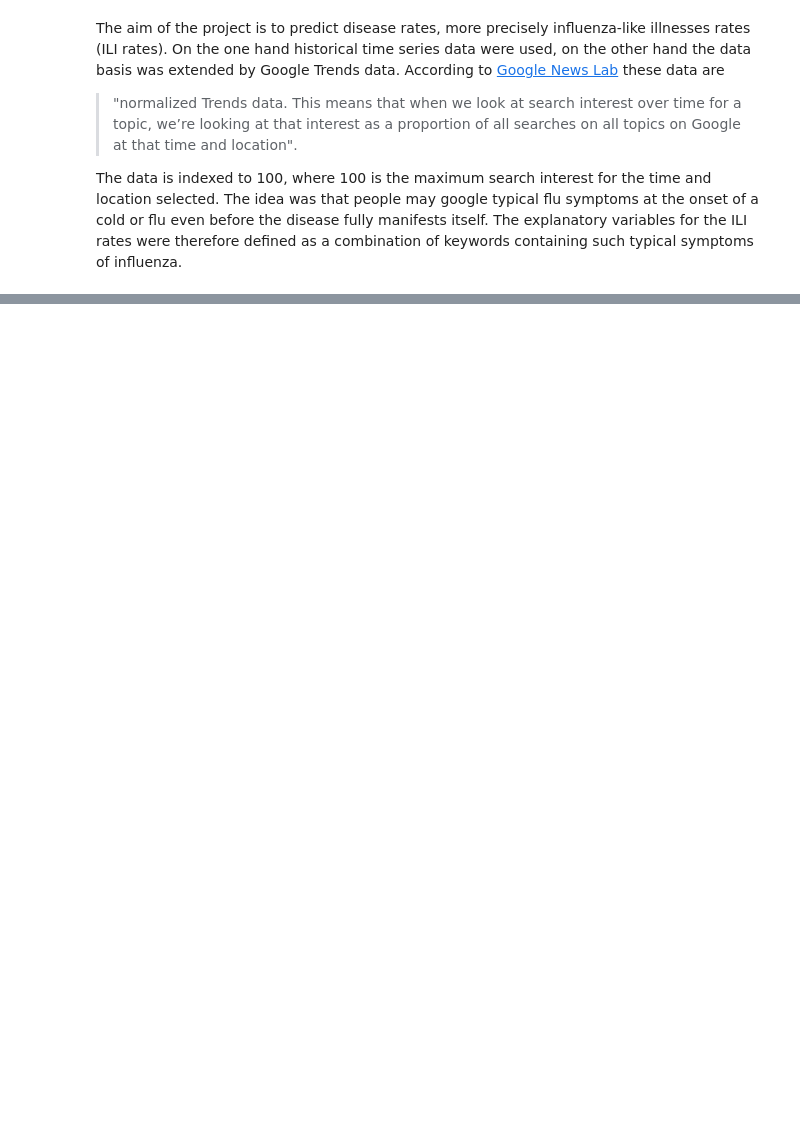
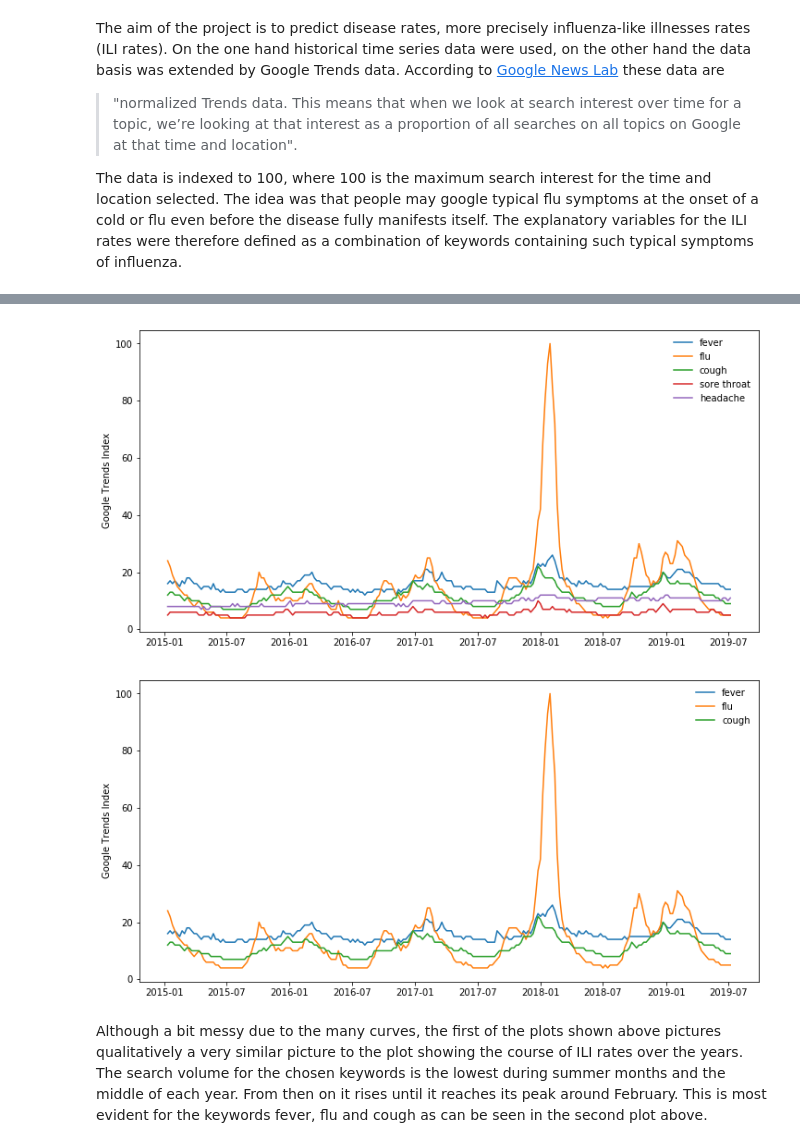
Before and after one commit to tlary/US-ILI-Rates-Forecasting-using-Google-Trends, a Jupyter notebook: curaio_clean.ipynb, the cells around one changed output, grey strips where cells are left out. Drawn from its saved outputs; the diff is of its cells as text; code cells hidden in the pictures; blank space fills up the shorter version.

```diff
--- a/curaio_clean.ipynb
+++ b/curaio_clean.ipynb
@@ -74,0 +196,9 @@ For this project data was used ranging from the beginning of 2015 until July 201
+# %%
+# loading the data into a dataframe
+kw_list = ["fever", "flu", "cough", "sore throat", "headache"]
+pytrends = TrendReq(hl='en-US', tz=360)
+pytrends.build_payload(kw_list, cat=0, timeframe="2015-01-11 2019-07-07", geo="US")
+trends = pytrends.interest_over_time()
+trends = trends.drop("isPartial", axis=1)
+trends["week"] = trends.index.weekofyear
+trends["year"] = trends.index.year
@@ -74,0 +209,23 @@ For this project data was used ranging from the beginning of 2015 until July 201
+# %%
+# creating the plot
+plt.figure(figsize=(12,6))
+plt.plot(trends.fever);
+plt.plot(trends.flu);
+plt.plot(trends.cough);
+plt.plot(trends["sore throat"]);
+plt.plot(trends.headache);
+plt.legend(frameon=False);
+plt.ylabel("Google Trends Index");
+
+# creating second plot
+plt.figure(figsize=(12,6))
+plt.plot(trends.fever);
+plt.plot(trends.flu);
+plt.plot(trends.cough);
+plt.legend(frameon=False);
+plt.ylabel("Google Trends Index");
+# %% [output]
+[figure, added]
+[figure, added]
+# %% [markdown]
+Although a bit messy due to the many curves, the first of the plots shown above pictures qualitatively a very similar picture to the plot showing the course of ILI rates over the years. The search volume for the chosen keywords is the lowest during summer months and the middle of each year. From then on it rises until it reaches its peak around February. This is most evident for the keywords fever, flu and cough as can be seen in the second plot above.
```
Also changed, not shown: parts of 71 cells of this notebook, 2 other files.
